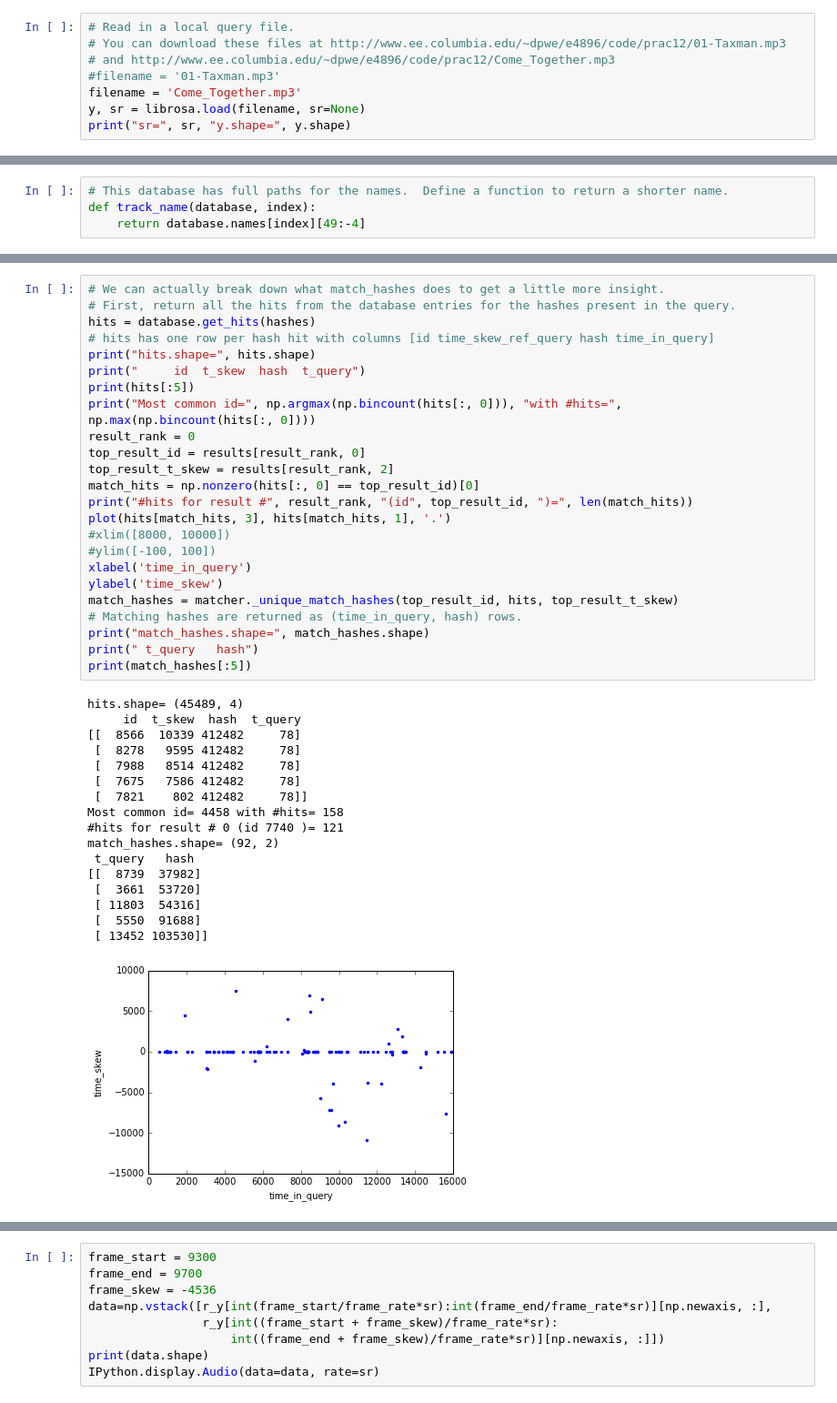
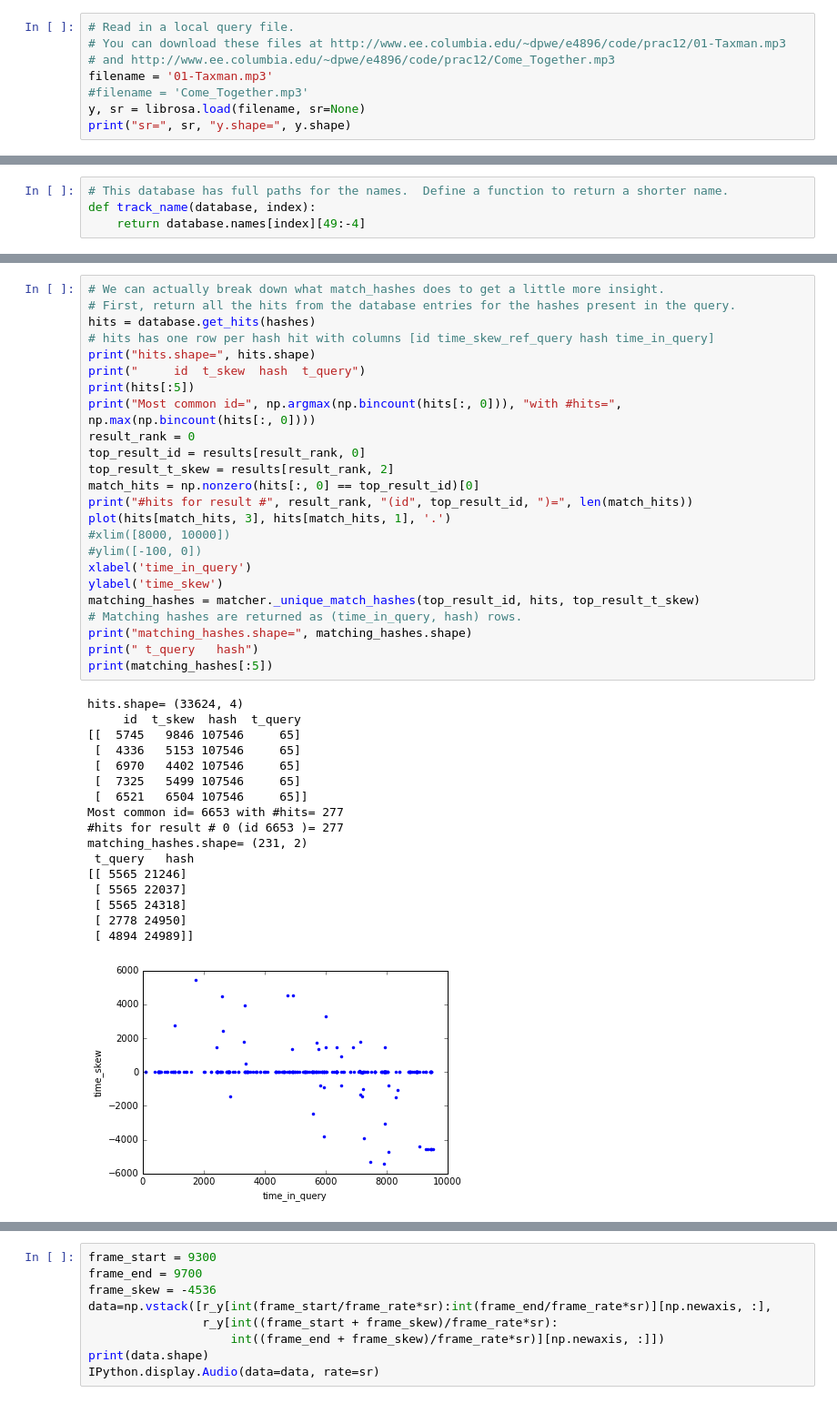
Before and after one commit to dpwe/elene4896, a Jupyter notebook: prac12/e4896_prac12_fprint.ipynb, the cells around one changed output, grey strips where cells are left out. Shown at 91% size. Cells and saved outputs as stored; diff of their text form.

```diff
--- a/prac12/e4896_prac12_fprint.ipynb
+++ b/prac12/e4896_prac12_fprint.ipynb
@@ -33,8 +41,8 @@ def my_imshow(data, **kwargs):
 # Read in a local query file.
 # You can download these files at http://www.ee.columbia.edu/~dpwe/e4896/code/prac12/01-Taxman.mp3
 # and http://www.ee.columbia.edu/~dpwe/e4896/code/prac12/Come_Together.mp3
-#filename = '01-Taxman.mp3'
-filename = 'Come_Together.mp3'
+filename = '01-Taxman.mp3'
+#filename = 'Come_Together.mp3'
 y, sr = librosa.load(filename, sr=None)
 print("sr=", sr, "y.shape=", y.shape)
 # %% [output]
@@ -216,45 +219,45 @@ name for id 7740 is beatles/Abbey_Road/01-Come_Together
 # %%
 # We can actually break down what match_hashes does to get a little more insight.
 # First, return all the hits from the database entries for the hashes present in the query.
 hits = database.get_hits(hashes)
 # hits has one row per hash hit with columns [id time_skew_ref_query hash time_in_query]
 print("hits.shape=", hits.shape)
 print("     id  t_skew  hash  t_query")
 print(hits[:5])
 print("Most common id=", np.argmax(np.bincount(hits[:, 0])), "with #hits=", np.max(np.bincount(hits[:, 0])))
 result_rank = 0
 top_result_id = results[result_rank, 0]
 top_result_t_skew = results[result_rank, 2]
 match_hits = np.nonzero(hits[:, 0] == top_result_id)[0]
 print("#hits for result #", result_rank, "(id", top_result_id, ")=", len(match_hits))
 plot(hits[match_hits, 3], hits[match_hits, 1], '.')
 #xlim([8000, 10000])
-#ylim([-100, 100])
+#ylim([-100, 0])
 xlabel('time_in_query')
 ylabel('time_skew')
-match_hashes = matcher._unique_match_hashes(top_result_id, hits, top_result_t_skew)
+matching_hashes = matcher._unique_match_hashes(top_result_id, hits, top_result_t_skew)
 # Matching hashes are returned as (time_in_query, hash) rows.
-print("match_hashes.shape=", match_hashes.shape)
+print("matching_hashes.shape=", matching_hashes.shape)
 print(" t_query   hash")
-print(match_hashes[:5])
+print(matching_hashes[:5])
 # %% [output]
-hits.shape= (45489, 4)
+hits.shape= (33624, 4)
      id  t_skew  hash  t_query
-[[  8566  10339 412482     78]
- [  8278   9595 412482     78]
- [  7988   8514 412482     78]
- [  7675   7586 412482     78]
- [  7821    802 412482     78]]
-Most common id= 4458 with #hits= 158
-#hits for result # 0 (id 7740 )= 121
-match_hashes.shape= (92, 2)
+[[  5745   9846 107546     65]
+ [  4336   5153 107546     65]
+ [  6970   4402 107546     65]
+ [  7325   5499 107546     65]
+ [  6521   6504 107546     65]]
+Most common id= 6653 with #hits= 277
+#hits for result # 0 (id 6653 )= 277
+matching_hashes.shape= (231, 2)
  t_query   hash
-[[  8739  37982]
- [  3661  53720]
- [ 11803  54316]
- [  5550  91688]
- [ 13452 103530]]
+[[ 5565 21246]
+ [ 5565 22037]
+ [ 5565 24318]
+ [ 2778 24950]
+ [ 4894 24989]]
-[figure, old version]
+[figure, new version]
 # %%
 # Plot all the query hashes, then overplot the matching ones in red.
 plt.figure(figsize=(10,5))
```
Also changed, not shown: parts of 20 cells of this notebook.
